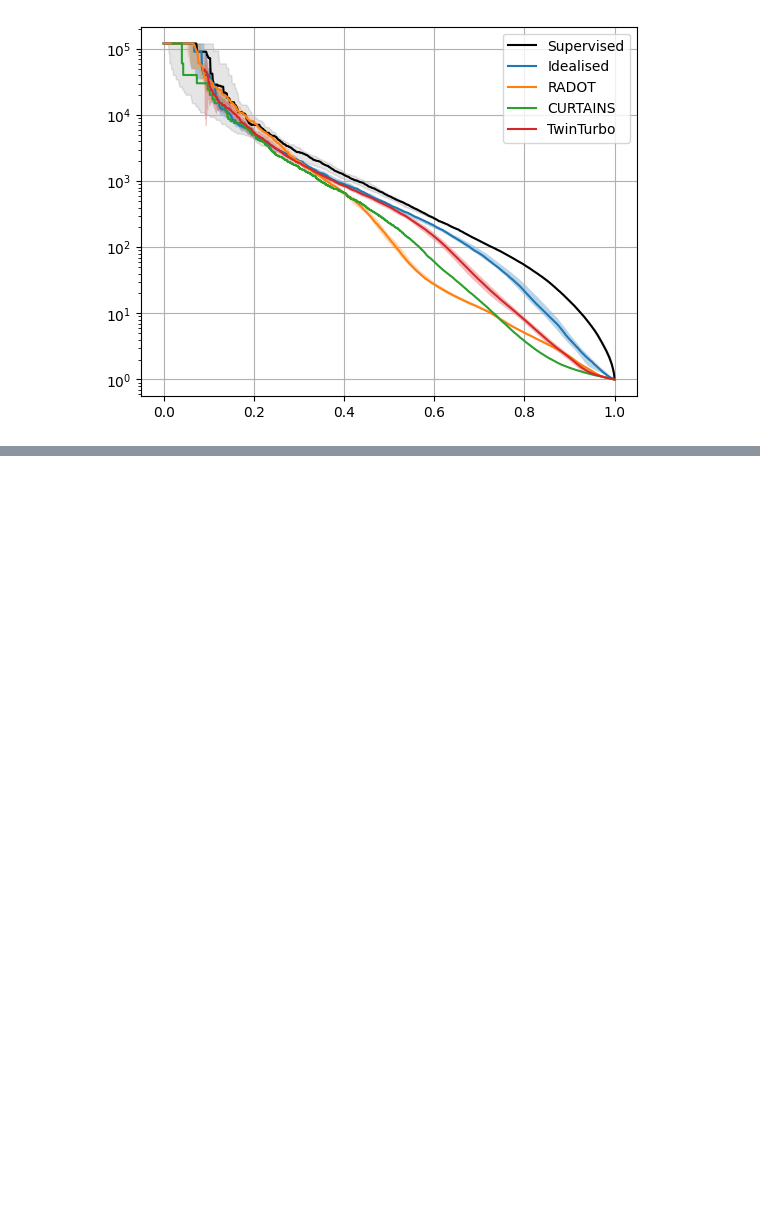
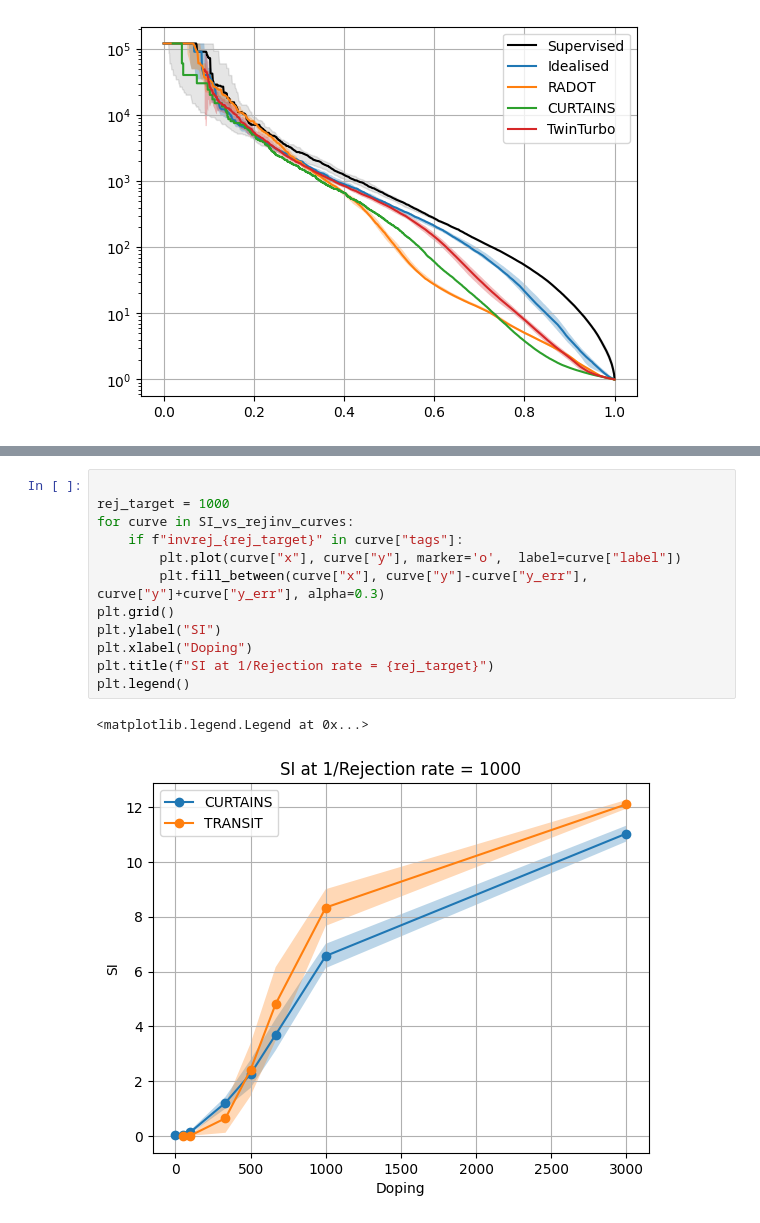
Before and after one commit to IvanOleksiyuk/transit-hep, a Jupyter notebook: twinturbo/scripts/final_plots.ipynb, the cells around one changed output, grey strips where cells are left out. Saved outputs shown, nothing was run; the diff lists cells and outputs as text; blank space fills up the shorter version.

```diff
--- a/twinturbo/scripts/final_plots.ipynb
+++ b/twinturbo/scripts/final_plots.ipynb
@@ -118,0 +240,15 @@ plt.savefig("/home/users/o/oleksiyu/WORK/hyperproject/plots/final2/SIC.png")
+# %%
+
+rej_target = 1000
+for curve in SI_vs_rejinv_curves:
+    if f"invrej_{rej_target}" in curve["tags"]:
+        plt.plot(curve["x"], curve["y"], marker='o',  label=curve["label"])
+        plt.fill_between(curve["x"], curve["y"]-curve["y_err"], curve["y"]+curve["y_err"], alpha=0.3)
+plt.grid()
+plt.ylabel("SI")
+plt.xlabel("Doping")
+plt.title(f"SI at 1/Rejection rate = {rej_target}")
+plt.legend()
+# %% [output]
+<matplotlib.legend.Legend at 0x...>
+[figure, added]
```
Also changed, not shown: parts of 12 cells of this notebook, 22 other files.
